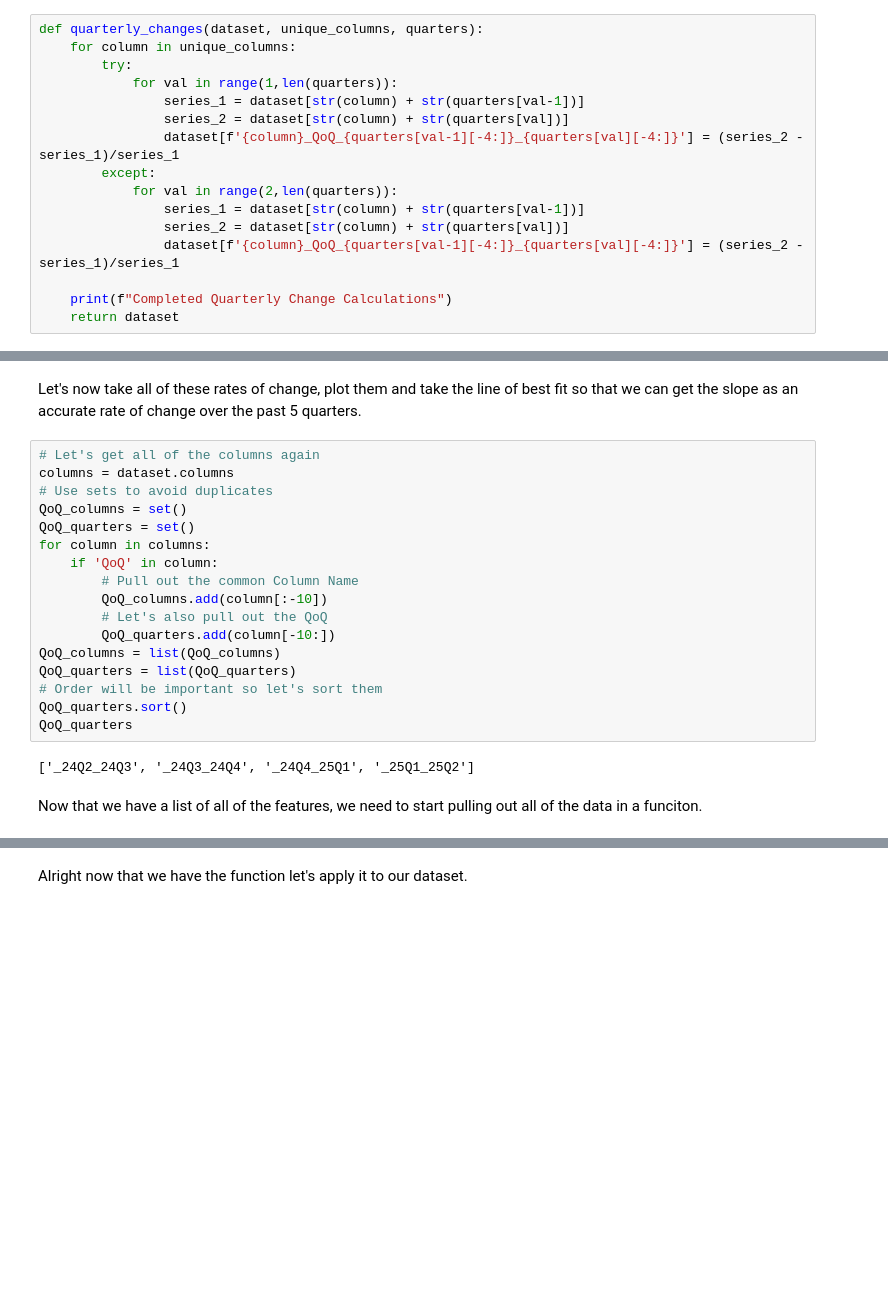
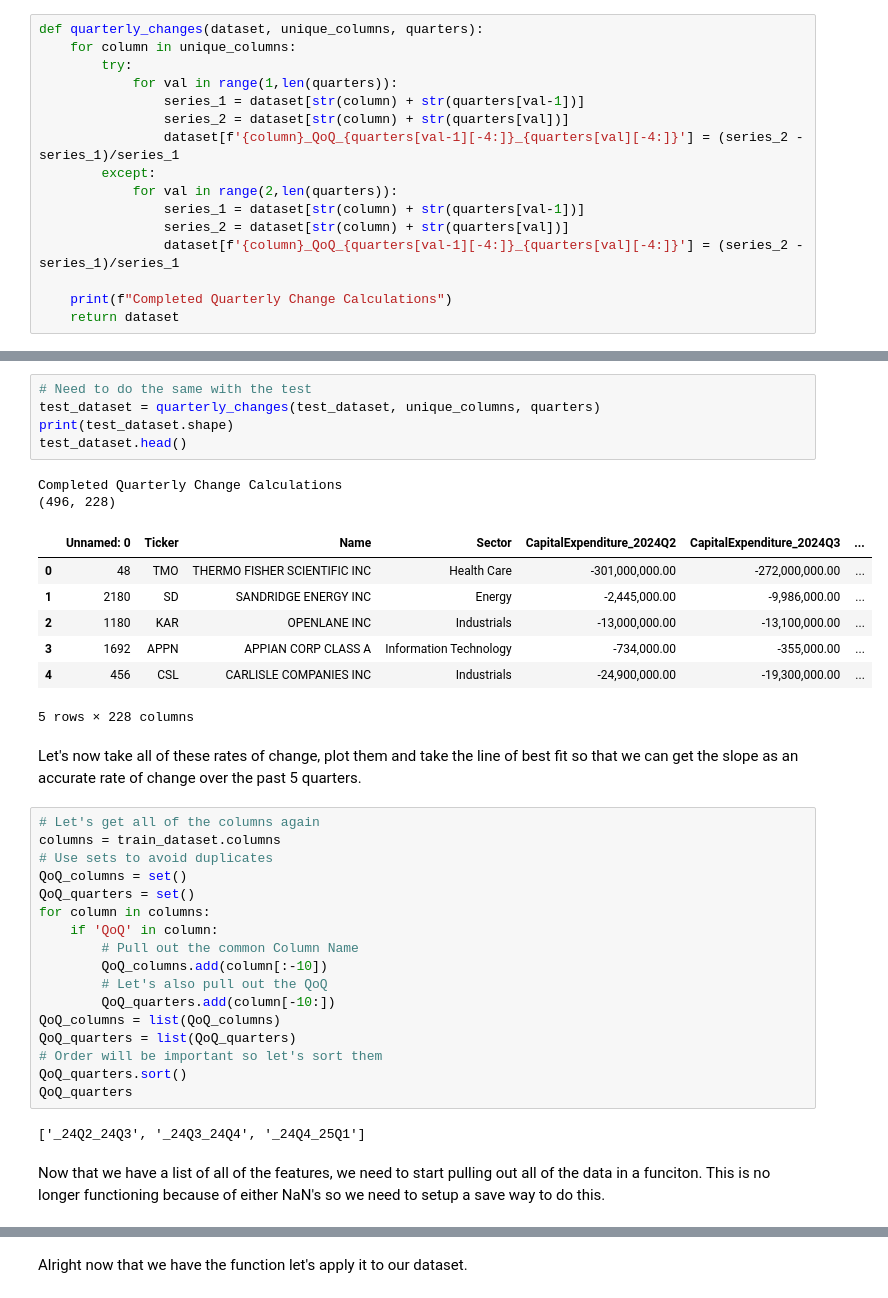
Before and after one commit to tmacpherson6/machine_learning_in_fundamental_valuations, a Jupyter notebook: Notebooks/Thomas/Feature_Engineering_Part_II.ipynb, the cells around one changed output, grey strips where cells are left out. Drawn from its saved outputs; the diff is of its cells as text; blank space fills up the shorter version.

Commit message:
Have a working notebook for calculating QoQ. Updated requierments.txt

```diff
--- a/Notebooks/Thomas/Feature_Engineering_Part_II.ipynb
+++ b/Notebooks/Thomas/Feature_Engineering_Part_II.ipynb
@@ -195,8 +204,23 @@ Completed Quarterly Change Calculations
+# %%
+# Need to do the same with the test
+test_dataset = quarterly_changes(test_dataset, unique_columns, quarters)
+print(test_dataset.shape)
+test_dataset.head()
+# %% [output]
+Completed Quarterly Change Calculations
+(496, 228)
+|  | Unnamed: 0 | Ticker | Name | Sector | CapitalExpenditure_2024Q2 | CapitalExpenditure_2024Q3 | ... |
+| 0 | 48 | TMO | THERMO FISHER SCIENTIFIC INC | Health Care | -301,000,000.00 | -272,000,000.00 | ... |
+| 1 | 2180 | SD | SANDRIDGE ENERGY INC | Energy | -2,445,000.00 | -9,986,000.00 | ... |
+| 2 | 1180 | KAR | OPENLANE INC | Industrials | -13,000,000.00 | -13,100,000.00 | ... |
+| 3 | 1692 | APPN | APPIAN CORP CLASS A | Information Technology | -734,000.00 | -355,000.00 | ... |
+| 4 | 456 | CSL | CARLISLE COMPANIES INC | Industrials | -24,900,000.00 | -19,300,000.00 | ... |
+5 rows × 228 columns
 # %% [markdown]
 Let's now take all of these rates of change, plot them and take the line of best fit so that we can get the slope as an accurate rate of change over the past 5 quarters.
 # %%
 # Let's get all of the columns again
-columns = dataset.columns
+columns = train_dataset.columns
 # Use sets to avoid duplicates
 QoQ_columns = set()
 QoQ_quarters = set()
@@ -212,6 +236,6 @@ QoQ_quarters = list(QoQ_quarters)
 QoQ_quarters.sort()
 QoQ_quarters
 # %% [output]
-['_24Q2_24Q3', '_24Q3_24Q4', '_24Q4_25Q1', '_25Q1_25Q2']
+['_24Q2_24Q3', '_24Q3_24Q4', '_24Q4_25Q1']
 # %% [markdown]
-Now that we have a list of all of the features, we need to start pulling out all of the data in a funciton.
+Now that we have a list of all of the features, we need to start pulling out all of the data in a funciton. This is no longer functioning because of either NaN's so we need to setup a save way to do this.
```
Also changed, not shown: parts of 18 cells of this notebook, 1 other file.
